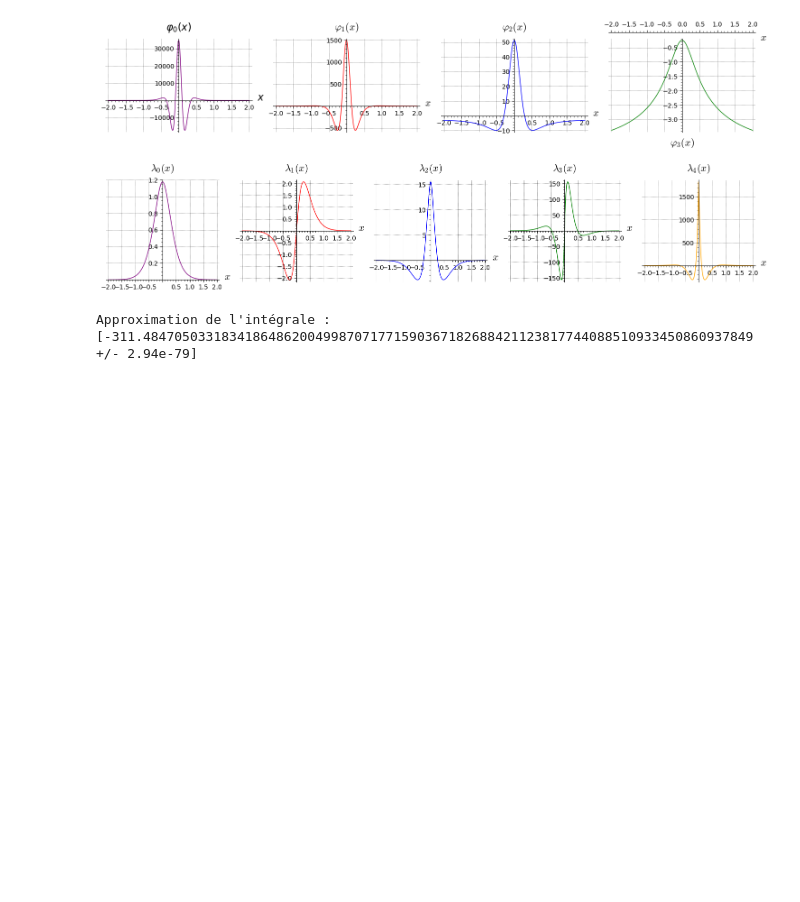
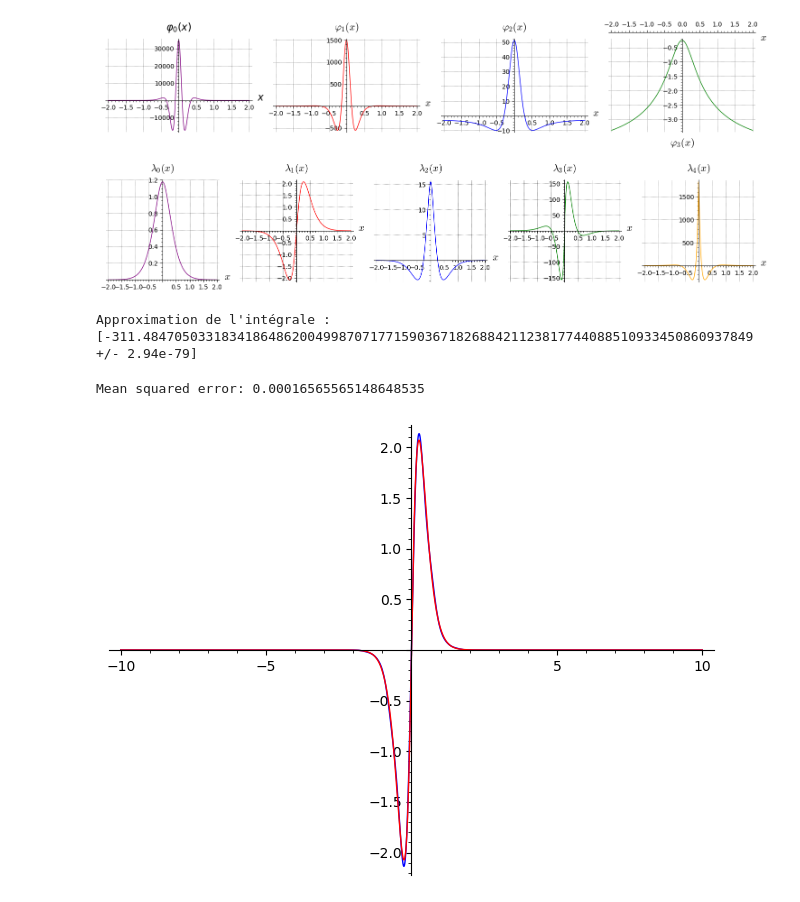
Before and after one commit to Hazdard/fluids_arith, a Jupyter notebook: rigorous_kernel.ipynb, the cells around one changed output. Cells and saved outputs as stored; diff of their text form; code cells hidden in the pictures; blank space fills up the shorter version.

```diff
--- a/rigorous_kernel.ipynb
+++ b/rigorous_kernel.ipynb
@@ -181,0 +220,12 @@ Approximation de l'intégrale : [-311.484705033183418648620049987071771590367182
+# %%
+test = fast_callable(cos(2*x) * exp((-1/10)* x**2) + (1/10) * cos(3*x),vars=[x],domain=RBF)
+f=lambda_funcs[1]
+
+res, app, err = fit_num(f, basis_left=-10, basis_right=10, basis_num=50, basis_type='G', sigma=1/5, train_left=-10, train_right=10, train_num=200)
+
+line1 = plot(app, (x, -10, 10),color='blue')
+line2 = plot(f, (x, -10, 10),color='red')
+line1+line2
+# %% [output]
+Mean squared error: 0.00016565565148648535
+[figure, added]
```
Also changed, not shown: parts of 2 cells of this notebook.
